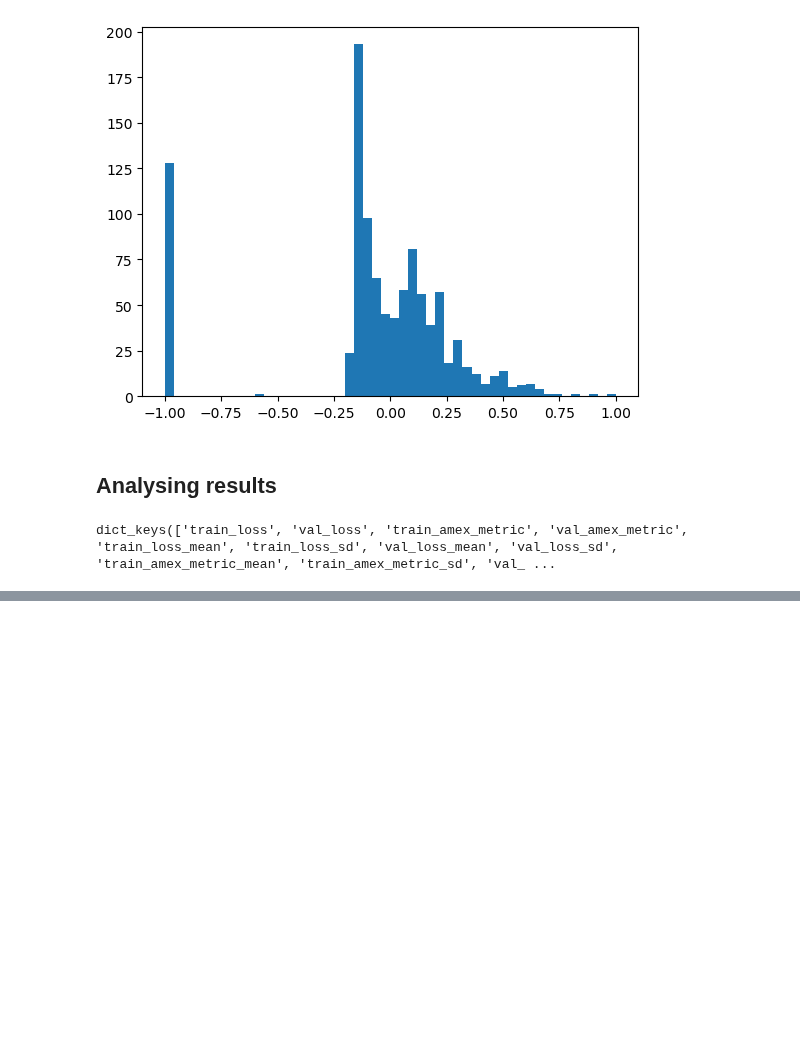
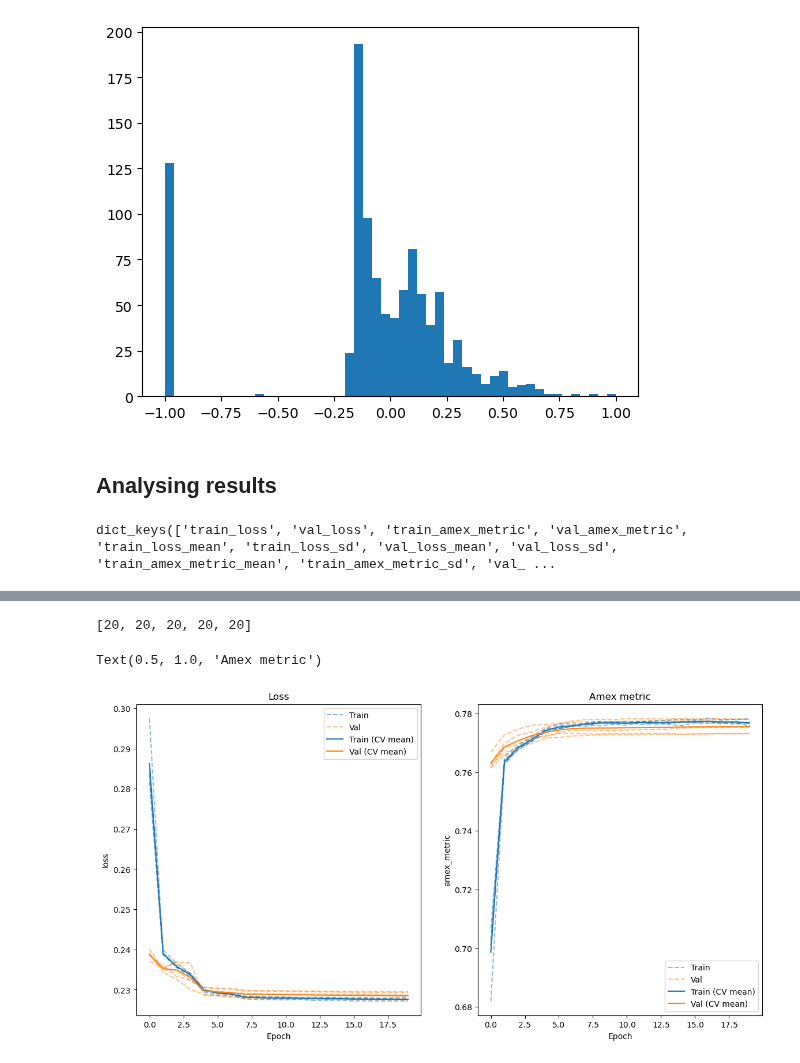
Before and after one commit to marcusGH/edain_paper, a Jupyter notebook: notebooks/static_preprocessing_classes.ipynb, the cells around one changed output, grey strips where cells are left out. Drawn from its saved outputs; the diff is of its cells as text; code cells hidden in the pictures; blank space fills up the shorter version.

```diff
--- a/notebooks/static_preprocessing_classes.ipynb
+++ b/notebooks/static_preprocessing_classes.ipynb
@@ -217,0 +234,12 @@ Text(0.5, 1.0, 'Amex metric')
+# %%
+min_max = np.load(os.path.join(cfg['experiment_directory'], 'min-max-scaling-history.npy'), allow_pickle=True).item()
+print(min_max['num_epochs'])
+fig, axs = plt.subplots(ncols=2, figsize=(14, 7))
+plot_cv(min_max, "loss", axs[0])
+axs[0].set_title("Loss")
+plot_cv(min_max, "amex_metric", axs[1])
+axs[1].set_title("Amex metric")
+# %% [output]
+[20, 20, 20, 20, 20]
+Text(0.5, 1.0, 'Amex metric')
+[figure, added]
```
Also changed, not shown: parts of 4 cells of this notebook, 4 other files.
